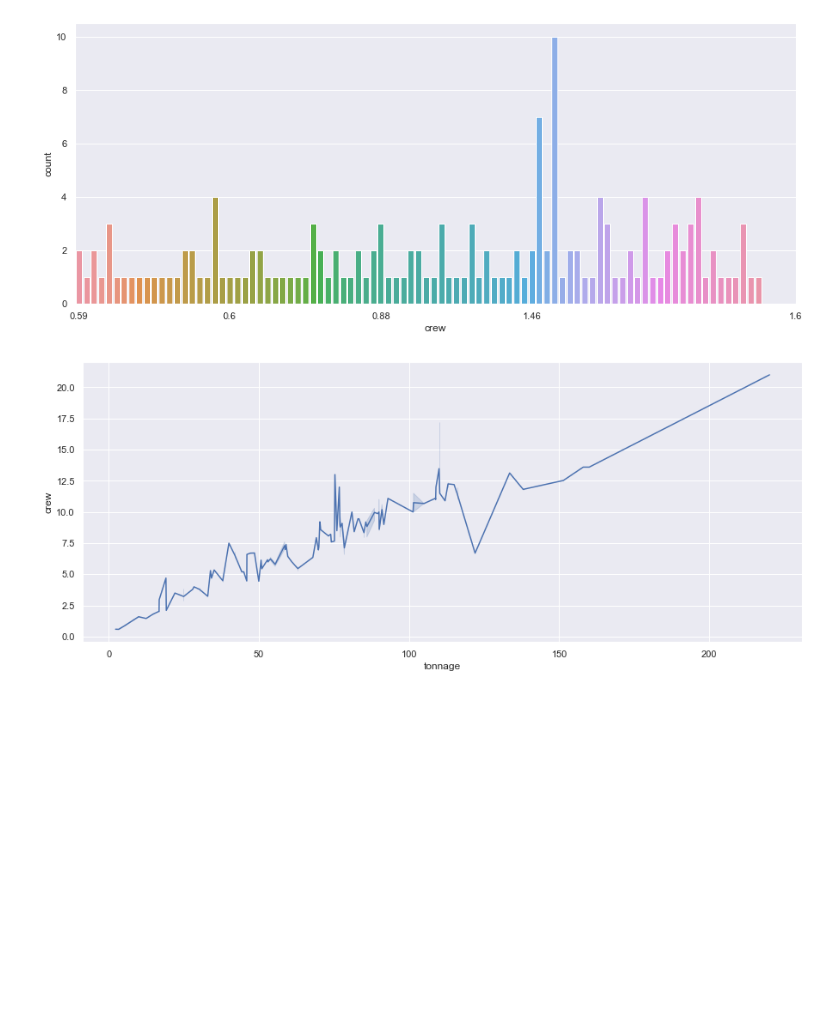
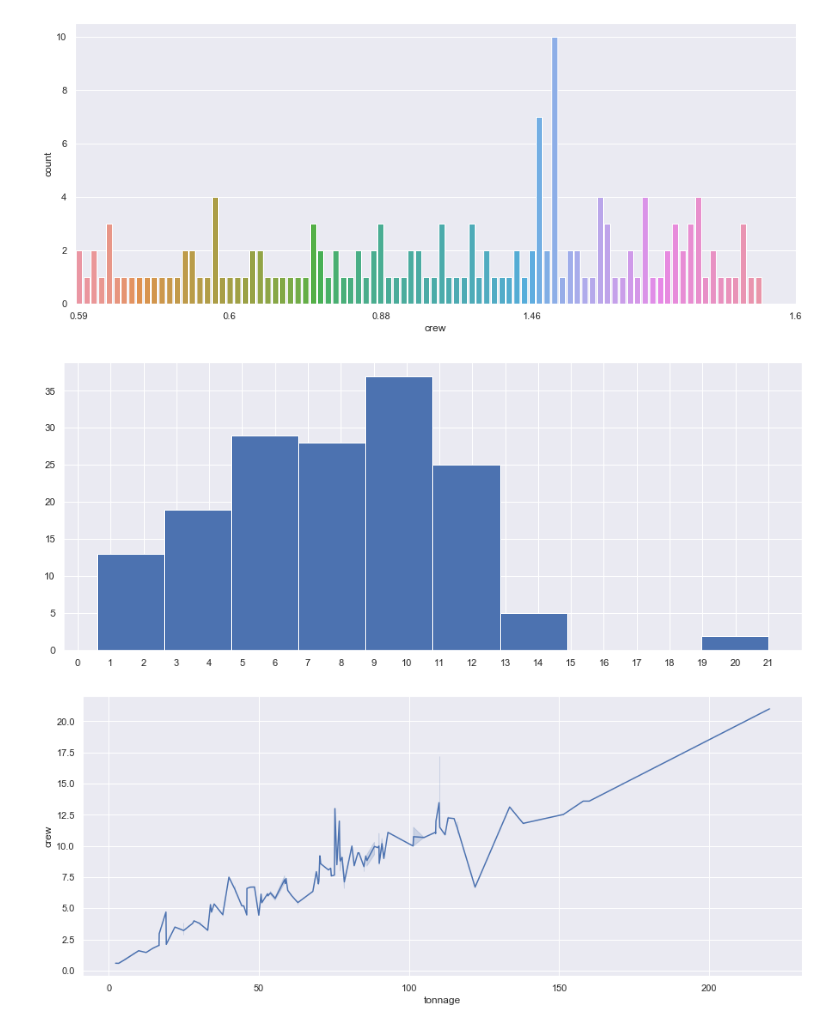
Before and after one commit to halpert3/cruise_ship, a Jupyter notebook: 1_cruise_ship_notebook.ipynb, the cells around one changed output. Drawn from its saved outputs; the diff is of its cells as text; code cells hidden in the pictures; blank space fills up the shorter version.

```diff
--- a/1_cruise_ship_notebook.ipynb
+++ b/1_cruise_ship_notebook.ipynb
@@ -114,6 +112,14 @@ g.set(xticks=([0, 20, 40, 60, 95]))
 plt.show()
 # %% [output]
 [figure]
+# %%
+# sns.set(rc={'figure.figsize':(15, 6)})
+fig, ax = plt.subplots()
+fig = plt.hist(x=data.crew)
+ax.set(xticks=np.arange(0, 22, 1))
+plt.show()
+# %% [output]
+[figure, added]
 # %%
 sns.set(rc={'figure.figsize':(15, 6)})
 g = sns.lineplot(x=data.tonnage, y=data.crew)
```
Also changed, not shown: parts of 18 cells of this notebook.
